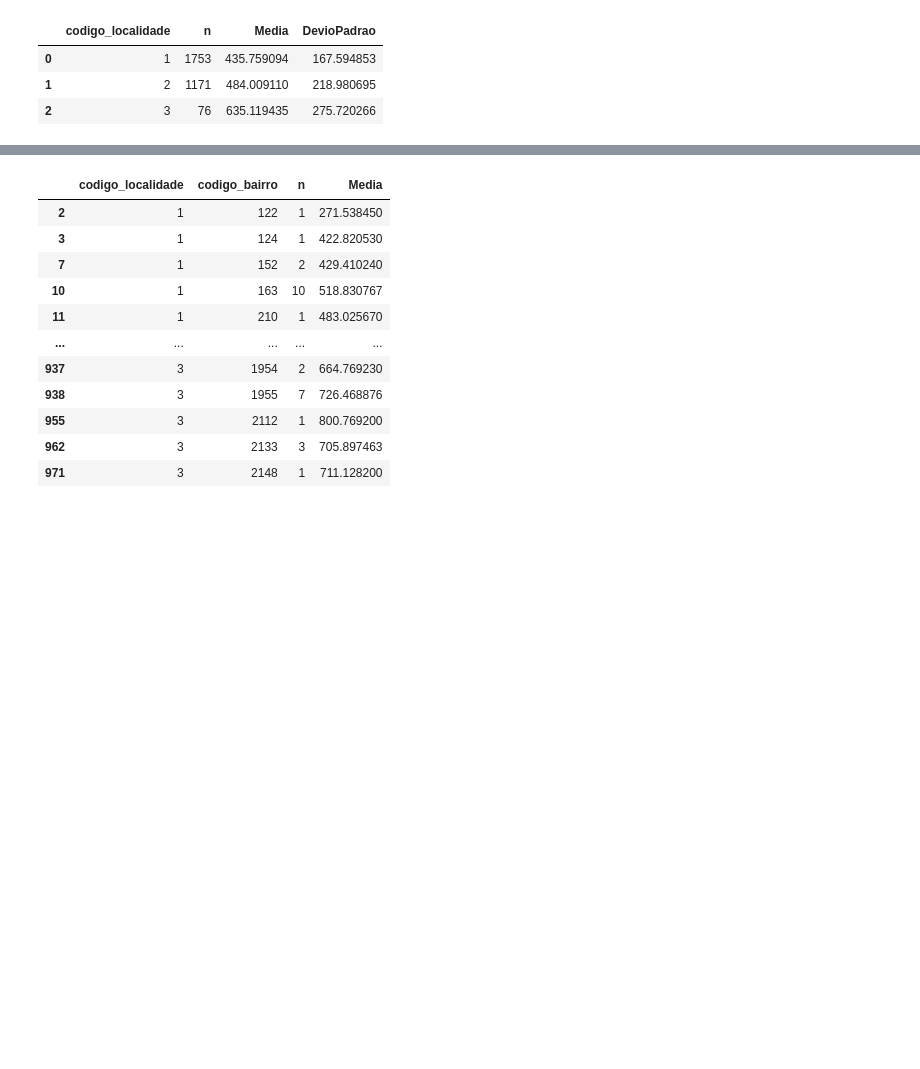
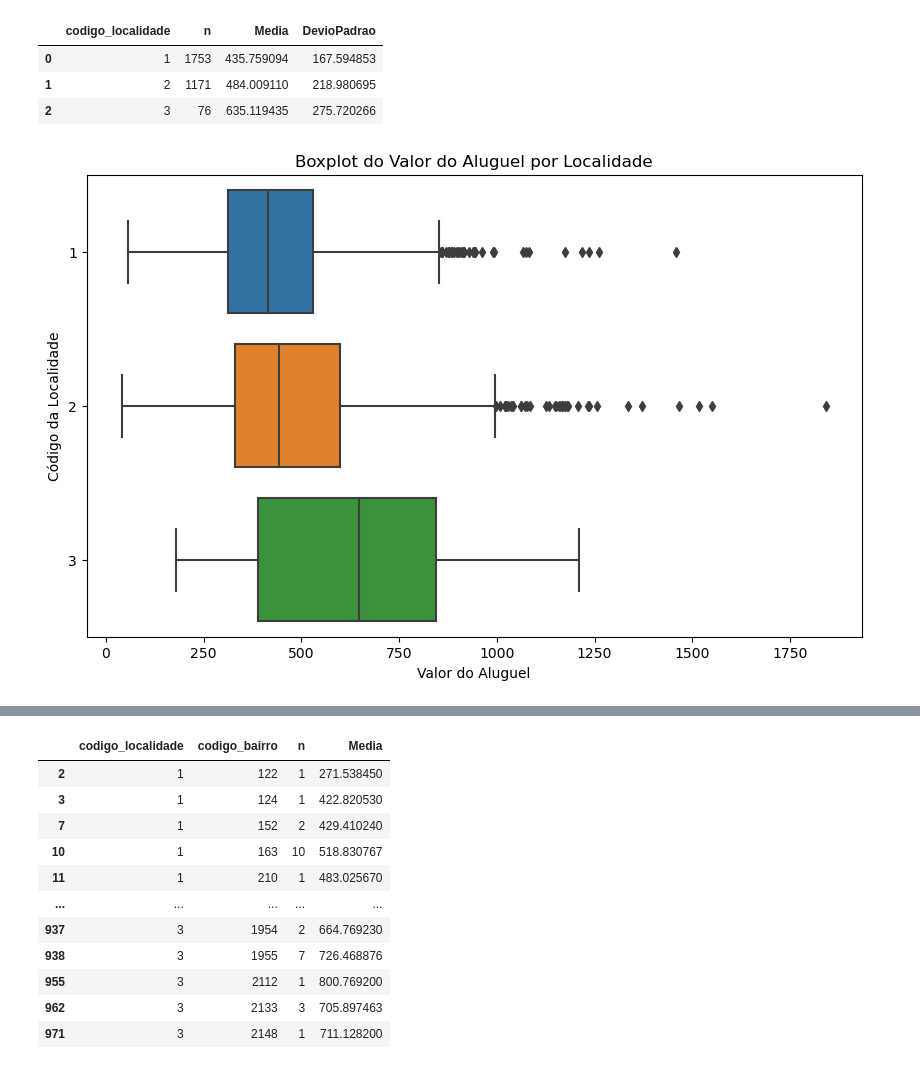
Before and after one commit to prisciladalepiane/data_sci_py, a Jupyter notebook: Conceitos/14-Estatística_Descritiva.ipynb, the cells around one changed output, grey strips where cells are left out. Drawn from its saved outputs; the diff is of its cells as text; code cells hidden in the pictures; blank space fills up the shorter version.

```diff
--- a/Conceitos/14-Estatística_Descritiva.ipynb
+++ b/Conceitos/14-Estatística_Descritiva.ipynb
@@ -106,3 +106,12 @@ df.groupby(['codigo_localidade']).agg(
 | 0 | 1 | 1753 | 435.759094 | 167.594853 |
 | 1 | 2 | 1171 | 484.009110 | 218.980695 |
 | 2 | 3 | 76 | 635.119435 | 275.720266 |
+# %%
+plt.figure(figsize=(10, 6))
+sns.boxplot(y='codigo_localidade', x='valor_aluguel', data=df)
+plt.ylabel('Código da Localidade')
+plt.xlabel('Valor do Aluguel')
+plt.title('Boxplot do Valor do Aluguel por Localidade')
+plt.show()
+# %% [output]
+[figure, added]
```
Also changed, not shown: parts of 8 cells of this notebook.
